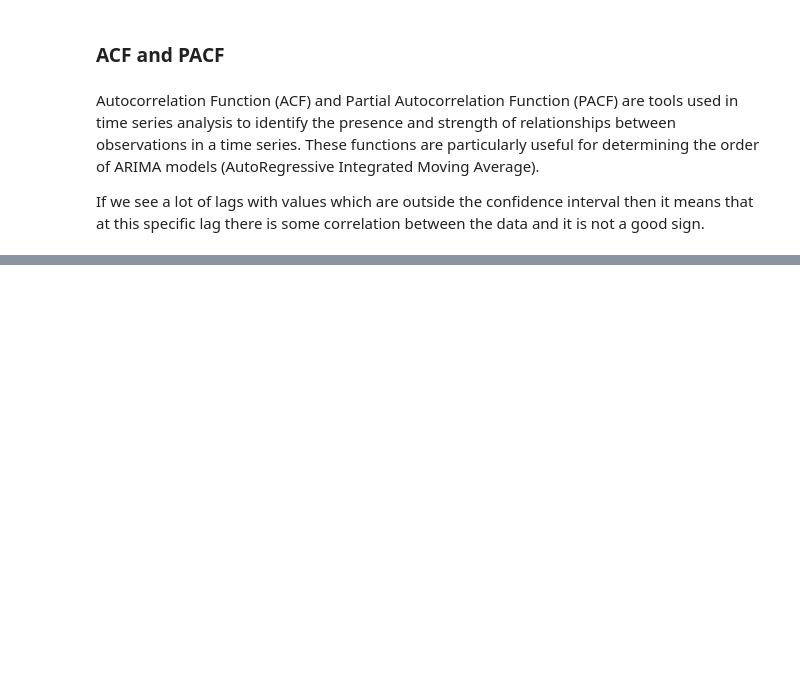
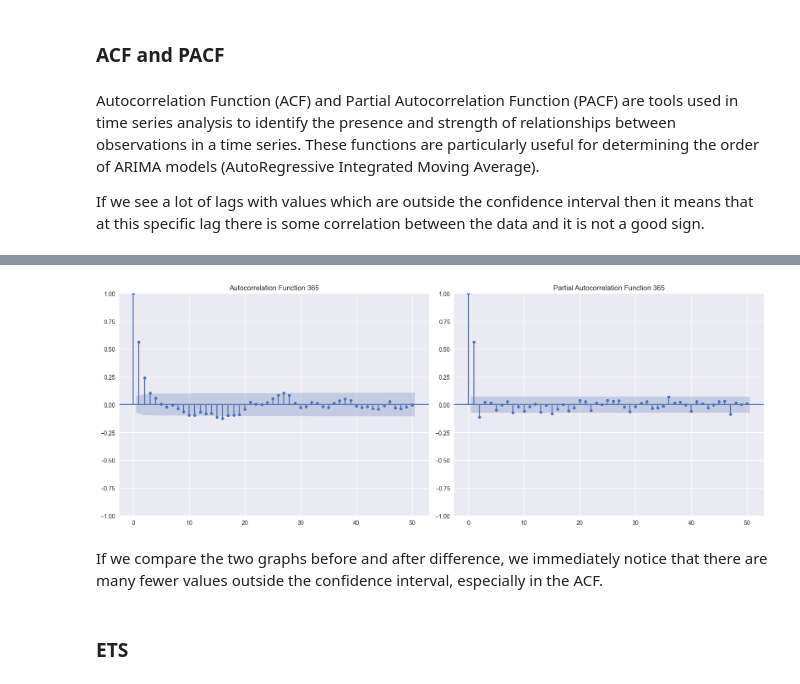
Before and after one commit to AlessandroSignoretto/Statistical_Models_project, a Jupyter notebook: Models_project.ipynb, the cells around one changed output, grey strips where cells are left out. Drawn from its saved outputs; the diff is of its cells as text; code cells hidden in the pictures; blank space fills up the shorter version.

```diff
--- a/Models_project.ipynb
+++ b/Models_project.ipynb
@@ -470,0 +473,21 @@ plt.show()
+# %%
+# Create a figure with two subplots
+fig, ax = plt.subplots(1, 2, figsize=(16, 6))
+
+# Plot ACF
+plot_acf(wind_generation_diff365_train, lags=50, ax=ax[0])
+ax[0].set_title('Autocorrelation Function 365')
+
+# Plot PACF
+plot_pacf(wind_generation_diff365_train, lags=50, ax=ax[1], method='ywm')
+ax[1].set_title('Partial Autocorrelation Function 365')
+
+# Show the plots
+plt.tight_layout()
+plt.show()
+# %% [output]
+[figure, added]
+# %% [markdown]
+If we compare the two graphs before and after difference, we immediately notice that there are many fewer values outside the confidence interval, especially in the ACF.
+# %% [markdown]
+<h3><b>ETS</b></h3>
```
Also changed, not shown: parts of 26 cells of this notebook.
